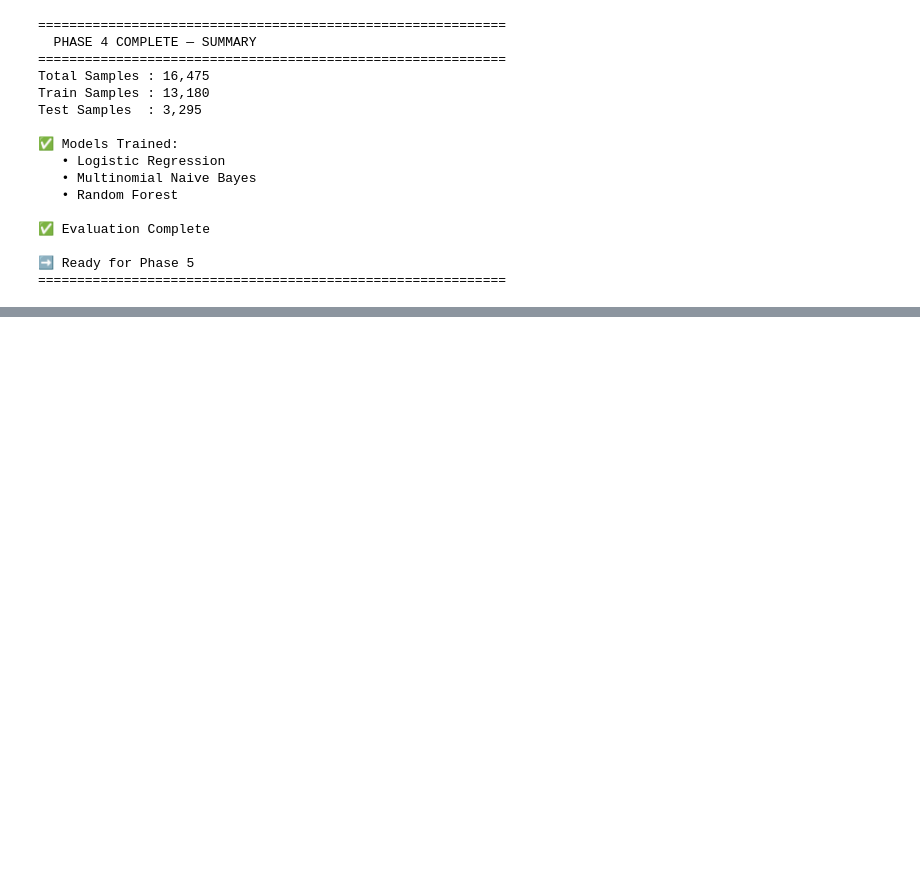
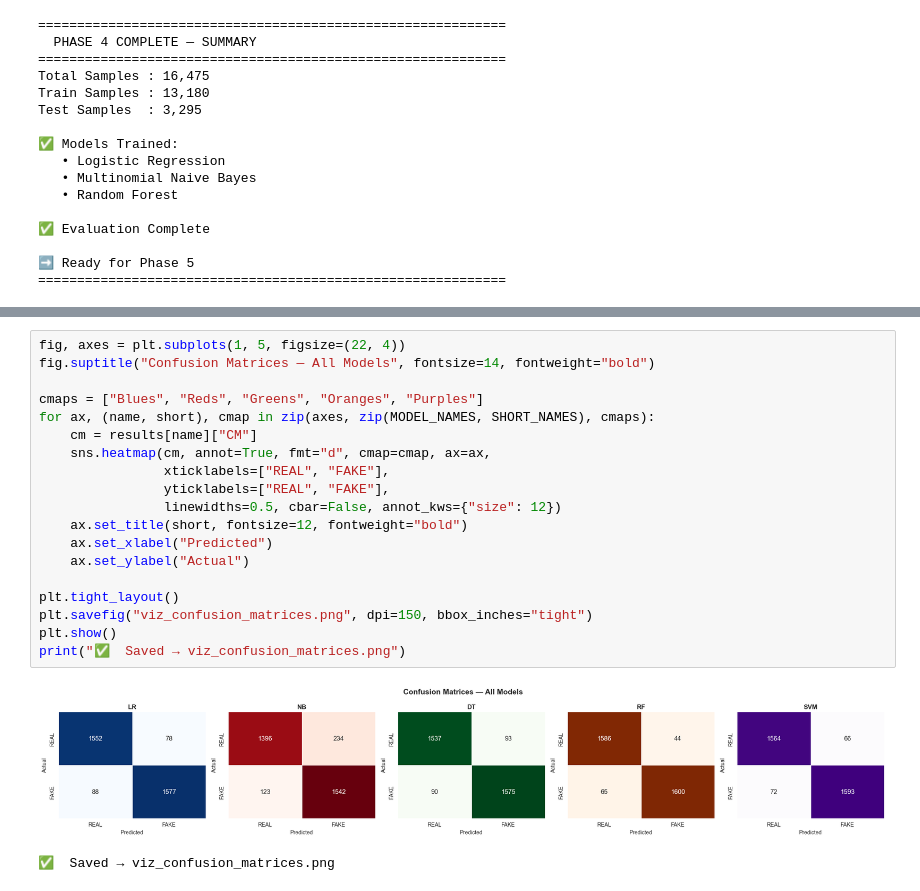
Before and after one commit to akashydv0911/Fake-News-Detection, a Jupyter notebook: fakenews.ipynb, the cells around one changed output, grey strips where cells are left out. Saved outputs shown, nothing was run; the diff lists cells and outputs as text; blank space fills up the shorter version.

```diff
--- a/fakenews.ipynb
+++ b/fakenews.ipynb
@@ -1232,0 +1283,22 @@ AttributeError: 'Series' object has no attribute 'predict'
+# %%
+fig, axes = plt.subplots(1, 5, figsize=(22, 4))
+fig.suptitle("Confusion Matrices — All Models", fontsize=14, fontweight="bold")
+
+cmaps = ["Blues", "Reds", "Greens", "Oranges", "Purples"]
+for ax, (name, short), cmap in zip(axes, zip(MODEL_NAMES, SHORT_NAMES), cmaps):
+    cm = results[name]["CM"]
+    sns.heatmap(cm, annot=True, fmt="d", cmap=cmap, ax=ax,
+                xticklabels=["REAL", "FAKE"],
+                yticklabels=["REAL", "FAKE"],
+                linewidths=0.5, cbar=False, annot_kws={"size": 12})
+    ax.set_title(short, fontsize=12, fontweight="bold")
+    ax.set_xlabel("Predicted")
+    ax.set_ylabel("Actual")
+
+plt.tight_layout()
+plt.savefig("viz_confusion_matrices.png", dpi=150, bbox_inches="tight")
+plt.show()
+print("✅  Saved → viz_confusion_matrices.png")
+# %% [output]
+[figure, added]
+✅  Saved → viz_confusion_matrices.png
```
Also changed, not shown: parts of 17 cells of this notebook, 1 other file.
